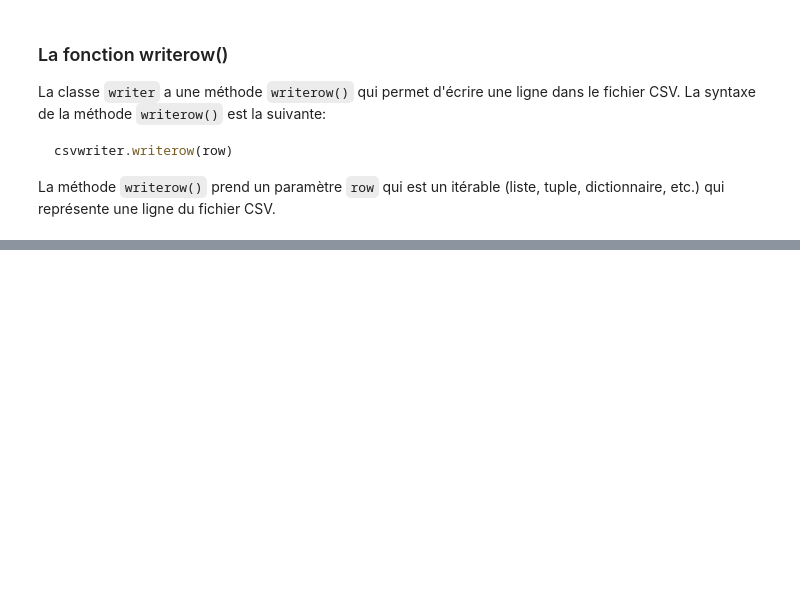
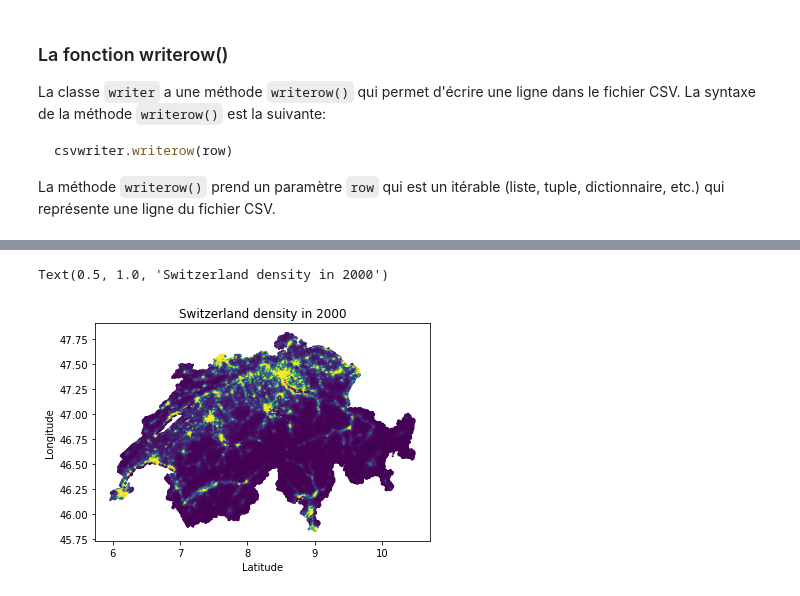
Before and after one commit to moiap13/nomades_python_software_engineer, a Jupyter notebook: cours/jupyter/12_python_file_io.ipynb, the cells around one changed output, grey strips where cells are left out. Saved outputs shown, nothing was run; the diff lists cells and outputs as text; code cells hidden in the pictures; blank space fills up the shorter version.

```diff
--- a/cours/jupyter/12_python_file_io.ipynb
+++ b/cours/jupyter/12_python_file_io.ipynb
@@ -305,0 +510,13 @@ with open(CSV_FILE, 'r') as file:
+# %%
+import pandas as pd
+import matplotlib.pyplot as plt
+
+data = pd.read_csv("data/swiss_all.csv")
+
+plt.scatter(data[data["year"]==2000]['X'],data[data["year"]==2000]['Y'],s=1,c=data[data["year"]==2000]['Z'],vmax=1000)
+plt.xlabel('Latitude')
+plt.ylabel('Longitude')
+plt.title('Switzerland density in 2000')
+# %% [output]
+Text(0.5, 1.0, 'Switzerland density in 2000')
+[figure, added]
```
Also changed, not shown: parts of 49 cells of this notebook, 31 other files.
